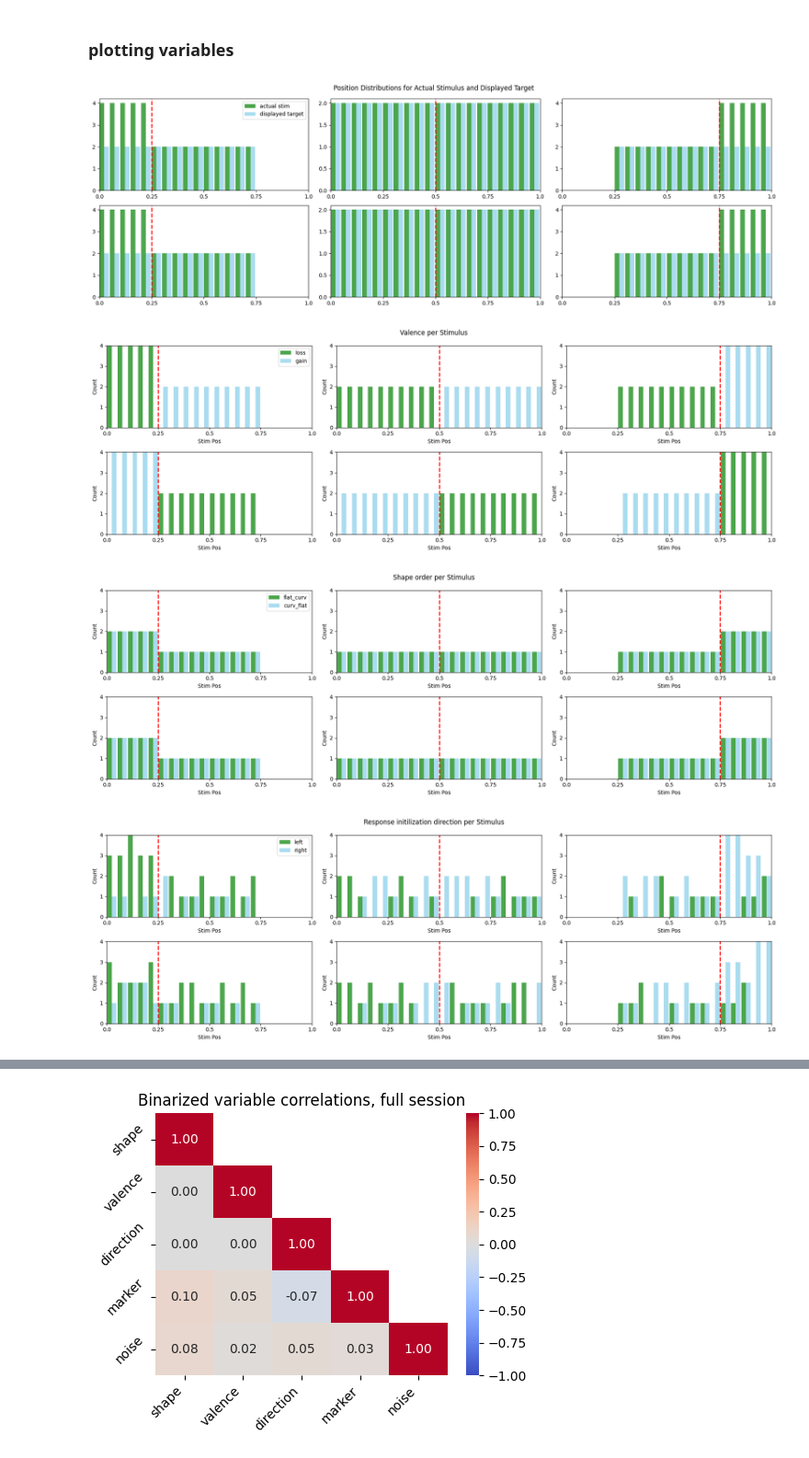
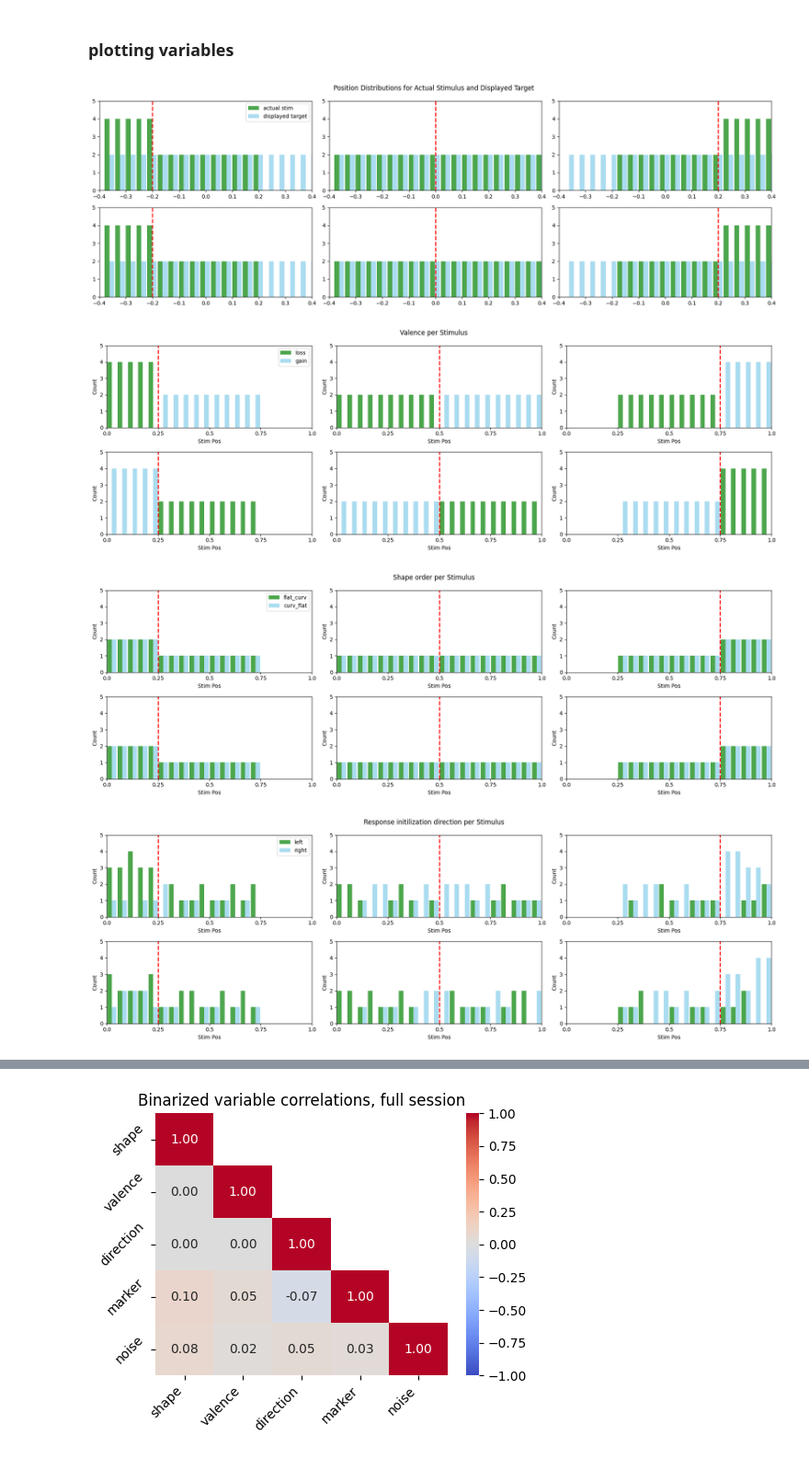
Before and after one commit to siyer7/asymmetry_design, a Jupyter notebook: code/python/task_design_v2.ipynb, the cells around one changed output, grey strips where cells are left out. Shown at 92% size. Saved outputs shown, nothing was run; the diff lists cells and outputs as text; code cells hidden in the pictures.

Commit message:
for visuals on new pilots, bar plots done; scatters next

```diff
--- a/code/python/task_design_v2.ipynb
+++ b/code/python/task_design_v2.ipynb
@@ -64,6 +64,10 @@ for run in [1,2]:
                     'condition': 'baseline' if div == 0 else 'curv_comp' if div == -.2 else 'flat_comp',
                     # consider condition as shape_cond (as opposed to val_cond)
 
+                    'valence_condition': 'baseline' if div == 0 else
+                                        ('pen_comp' if ((blockN <= 3 and div == -.2) or (blockN > 3 and div == .2)) else
+                                         'rew_comp'),
+
                     'trial_key': trial_key,
 
                     'stim_file_pos': stim_file_pos_ls[i],
@@ -116,36 +120,34 @@ w = 0.015
 # %%
 n_runs, n_conds = 2, 3
 fig, axs = plt.subplots(n_runs, n_conds, figsize=(n_conds*6, n_runs*3))
 axs, ax = axs.flatten(), 0
 
 step = 0.04  # fixed step between stim positions
 
 plt.suptitle('Position Distributions for Actual Stimulus and Displayed Target')
 
 for run in [1,2]:
     for cond in ['curv_comp', 'baseline', 'flat_comp']:
 
         df_block = df[(df['run'] == run) & (df['condition'] == cond)]
-
-        # calculate bin edges which depends on codnition
-        pos_min, pos_max = df_block['stim_pos'].min(), df_block['stim_pos'].max()
-        bin_edges = np.arange(pos_min - step/2, pos_max + step, step)
+        bin_edges = np.arange(-.4 - step/2, .4 + step, step)
 
         # complicated hist code
         w = step * 0.45
         axs[ax].bar(bin_edges[:-1],     df_block['stim_pos'].value_counts(bins=bin_edges, sort=False).values,   width=w,  align='edge', color='green',   alpha=0.7, label='actual stim')
         axs[ax].bar(bin_edges[:-1] + w, df_block['target_pos'].value_counts(bins=bin_edges, sort=False).values, width=w,  align='edge', color='skyblue', alpha=0.7, label='displayed target')
 
         axs[ax].axvline(x=df_block['true_div'].iloc[0], color='red', linestyle='--', linewidth=2)
-        axs[ax].set(xlim=(-.4, .4), xticks=norm_ticks, xticklabels=norm_ticklabels)
+        # axs[ax].set(xlim=(-.4, .4), xticks=norm_ticks, xticklabels=norm_ticklabels, ylim=(0, 5))
+        axs[ax].set(xlim=(-.4, .4), ylim=(0, 5))
         axs[0].legend()
 
         ax += 1
 
 plt.tight_layout()
 plt.show()
 # %% [output]
-[figure, old version]
+[figure, new version]
 # %%
 df['valence_direction'] = df['valence'].map({'rew': 1, 'pen': -1})
 
@@ -167,14 +169,14 @@ for run in [1, 2]:
         axs[ax].bar(s + w/2, counts_pos, width=w, color='skyblue', alpha=0.7, label='gain')
         axs[ax].axvline(x=df_block['true_div'].iloc[0], color='red', linestyle='--', linewidth=2)
         axs[ax].set(xlabel='Stim Pos', ylabel='Count',
-                    xlim=(-.4, .4), xticks=norm_ticks, xticklabels=norm_ticklabels, ylim=(0, 4))
+                    xlim=(-.4, .4), xticks=norm_ticks, xticklabels=norm_ticklabels, ylim=(0, 5))
         axs[0].legend()
         ax += 1
 
 plt.tight_layout()
 plt.show()
 # %% [output]
-[figure, old version]
+[figure, new version]
 # %%
 df['direction'] = df['shape_order'].map({'curv_flat': 1, 'flat_curv': -1})
 
@@ -196,14 +198,14 @@ for run in [1, 2]:
         axs[ax].bar(s + w/2, counts_pos, width=w, color='skyblue', alpha=0.7, label='curv_flat')
         axs[ax].axvline(x=df_block['true_div'].iloc[0], color='red', linestyle='--', linewidth=2)
         axs[ax].set(xlabel='Stim Pos', ylabel='Count',
-                    xlim=(-.4, .4), xticks=norm_ticks, xticklabels=norm_ticklabels, ylim=(0, 4))
+                    xlim=(-.4, .4), xticks=norm_ticks, xticklabels=norm_ticklabels, ylim=(0, 5))
         axs[0].legend()
         ax += 1
 
 plt.tight_layout()
 plt.show()
 # %% [output]
-[figure, old version]
+[figure, new version]
 # %%
 df['marker_direction'] = np.sign(df['marker_init'] - df['div_pos'])
 
@@ -225,14 +227,14 @@ for run in [1, 2]:
         axs[ax].bar(s + w/2, counts_pos, width=w, color='skyblue', alpha=0.7, label='right')
         axs[ax].axvline(x=df_block['true_div'].iloc[0], color='red', linestyle='--', linewidth=2)
         axs[ax].set(xlabel='Stim Pos', ylabel='Count',
-                    xlim=(-.4, .4), xticks=norm_ticks, xticklabels=norm_ticklabels, ylim=(0, 4))
+                    xlim=(-.4, .4), xticks=norm_ticks, xticklabels=norm_ticklabels, ylim=(0, 5))
         axs[0].legend()
         ax += 1
 
 plt.tight_layout()
 plt.show()
 # %% [output]
-[figure, old version]
+[figure, new version]
 # %%
 df['noise_direction'] = np.sign(df['noise_pos'] - 2.0)
 
```
Also changed, not shown: parts of 2 cells of this notebook, 16 other files.
